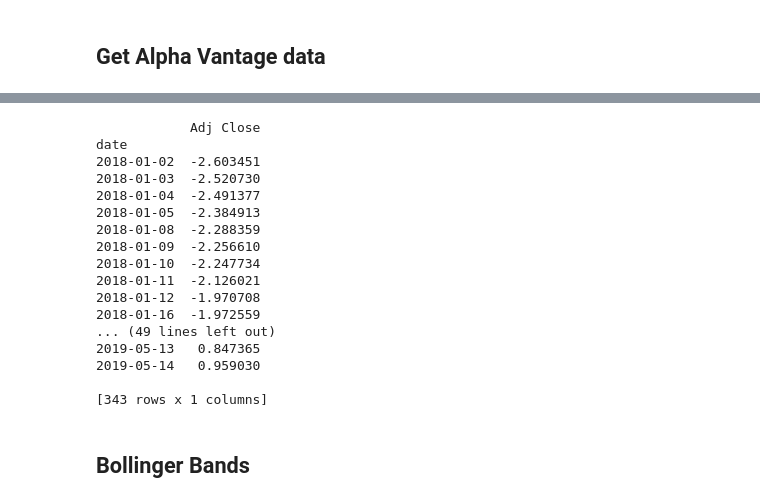
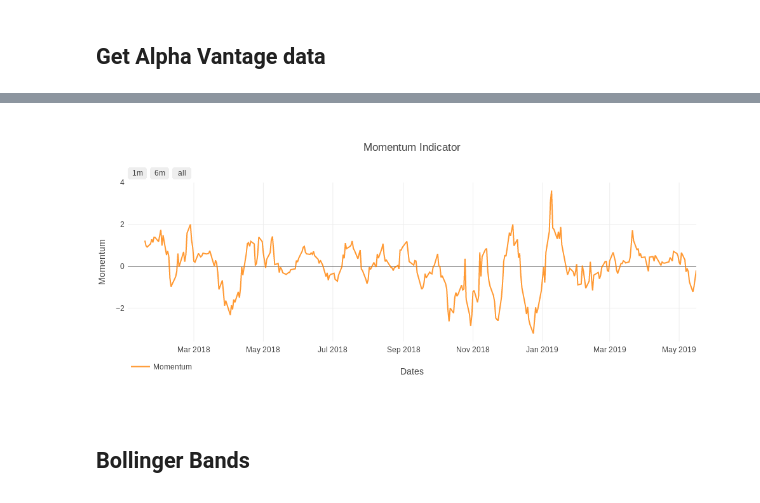
Before and after one commit to kairosart/factors, a Jupyter notebook: strategy_learner_getting_online_data.ipynb, the cells around one changed output, grey strips where cells are left out. Cells and saved outputs as stored; diff of their text form; code cells hidden in the pictures.

```diff
--- a/strategy_learner_getting_online_data.ipynb
+++ b/strategy_learner_getting_online_data.ipynb
@@ -196,0 +197,31 @@ memory usage: 5.4+ KB
+# %%
+# Price
+adj_close = portf_value['Adj Close']
+
+# Compute Momentum
+mom = get_momentum(portf_value['Adj Close'], window=10)
+
+# Compute RSI
+rsi = get_RSI(portf_value['Adj Close'])
+
+# Compute rolling mean
+rm = get_rolling_mean(portf_value['Adj Close'], window=10)
+
+# Compute rolling standard deviation
+rstd = get_rolling_std(portf_value['Adj Close'], window=10)
+
+# Compute upper and lower bands
+upper_band, lower_band = get_bollinger_bands(rm, rstd)
+
+# Create Dataframe for plotting
+bollinger_df = portf_value.copy()
+bollinger_df['upper_band'] = upper_band
+bollinger_df['lower_band'] = lower_band
+bollinger_df['middle_band'] = rm
+
+# Compute SMA
+sma = get_sma_indicator(portf_value['Adj Close'], rm)
+
+df = portf_value.copy()
+df['Momentum'] = mom
+df['SMA'] = sma
@@ -220,22 +265,8 @@ iplot(plot_mom)
-# %%
-print(adj_scaled)
-# %% [output]
-            Adj Close
-date
-2018-01-02  -2.603451
-2018-01-03  -2.520730
-2018-01-04  -2.491377
-2018-01-05  -2.384913
-2018-01-08  -2.288359
-2018-01-09  -2.256610
-2018-01-10  -2.247734
-2018-01-11  -2.126021
-2018-01-12  -1.970708
-2018-01-16  -1.972559
-... (49 lines left out)
-2019-05-13   0.847365
-2019-05-14   0.959030
-
-[343 rows x 1 columns]
+# %%
+# Momentym
+plot_mom = plot_momentum(df_norm, symbol, output_type='nb')
+iplot(plot_mom)
+# %% [output]
+[figure, added]
 # %% [markdown]
 ## Bollinger Bands
```
Also changed, not shown: parts of 18 cells of this notebook, 2 other files.
